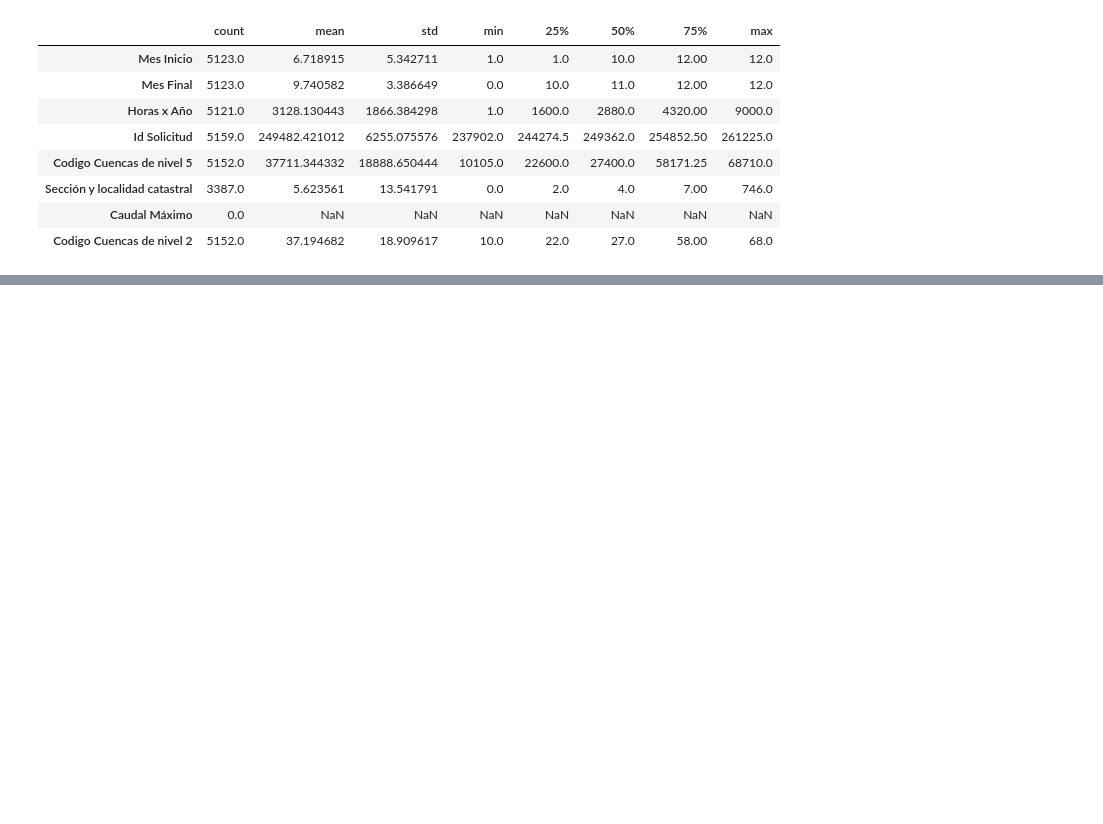
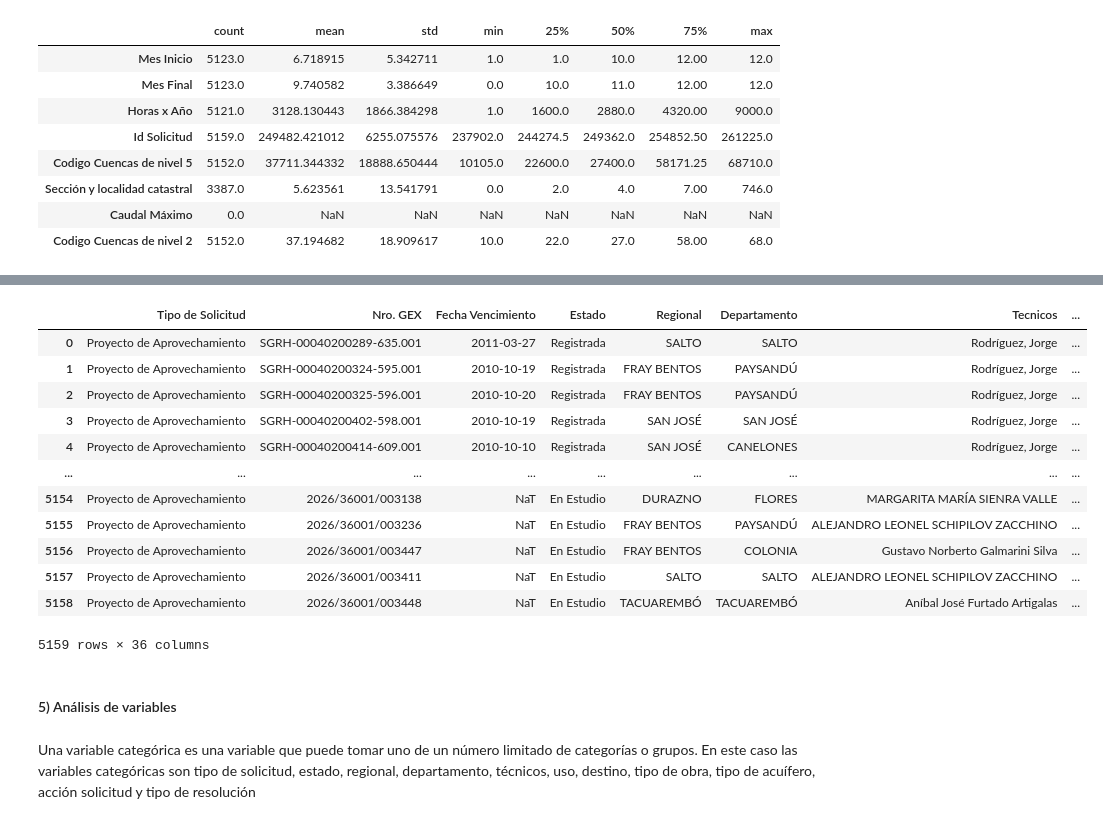
Before and after one commit to fcuneo/proyecto-python-diplomado, a Jupyter notebook: notebooks/practice.ipynb, the cells around one changed output, grey strips where cells are left out. Saved outputs shown, nothing was run; the diff lists cells and outputs as text; code cells hidden in the pictures; blank space fills up the shorter version.

```diff
--- a/notebooks/practice.ipynb
+++ b/notebooks/practice.ipynb
@@ -65,0 +387,16 @@ df.describe().T
+# %%
+columnas_numericas = [
+    'Caudal',
+    'Volumen',
+    'Latitud',
+    'Longitud',
+    'profundidad',
+    'Diámetro',
+    'Caudal Ensayado',
+    'Nivel Estático',
+    'Nivel Dinámico'
+]
+
+for col in columnas_numericas:
+    print(f"\n--- {col} ---")
+    print(df[col].dropna().unique()[:10])
@@ -65,0 +421,8 @@ df.describe().T
+# %%
+for col in columnas_numericas:
+    invalidos = df[
+        ~df[col].fillna("").str.match(r"^-?\d+[,.]?\d*$")
+    ][col].dropna().unique()
+
+    print(f"\n{col}")
+    print(invalidos[:10])
@@ -65,0 +459,8 @@ df.describe().T
+# %%
+df["Latitud"] = df["Latitud"].replace("#¡NUM!", np.nan)
+# %%
+for col in columnas_numericas:
+    df[col] = pd.to_numeric(
+        df[col].str.replace(",", ".", regex=False),
+        errors="coerce"
+    )
@@ -65,0 +500,21 @@ df.describe().T
+# %%
+df
+# %% [output]
+|  | Tipo de Solicitud | Nro. GEX | Fecha Vencimiento | Estado | Regional | Departamento | Tecnicos | ... |
+| 0 | Proyecto de Aprovechamiento | SGRH-00040200289-635.001 | 2011-03-27 | Registrada | SALTO | SALTO | Rodríguez, Jorge | ... |
+| 1 | Proyecto de Aprovechamiento | SGRH-00040200324-595.001 | 2010-10-19 | Registrada | FRAY BENTOS | PAYSANDÚ | Rodríguez, Jorge | ... |
+| 2 | Proyecto de Aprovechamiento | SGRH-00040200325-596.001 | 2010-10-20 | Registrada | FRAY BENTOS | PAYSANDÚ | Rodríguez, Jorge | ... |
+| 3 | Proyecto de Aprovechamiento | SGRH-00040200402-598.001 | 2010-10-19 | Registrada | SAN JOSÉ | SAN JOSÉ | Rodríguez, Jorge | ... |
+| 4 | Proyecto de Aprovechamiento | SGRH-00040200414-609.001 | 2010-10-10 | Registrada | SAN JOSÉ | CANELONES | Rodríguez, Jorge | ... |
+| ... | ... | ... | ... | ... | ... | ... | ... | ... |
+| 5154 | Proyecto de Aprovechamiento | 2026/36001/003138 | NaT | En Estudio | DURAZNO | FLORES | MARGARITA MARÍA SIENRA VALLE | ... |
+| 5155 | Proyecto de Aprovechamiento | 2026/36001/003236 | NaT | En Estudio | FRAY BENTOS | PAYSANDÚ | ALEJANDRO LEONEL SCHIPILOV ZACCHINO | ... |
+| 5156 | Proyecto de Aprovechamiento | 2026/36001/003447 | NaT | En Estudio | FRAY BENTOS | COLONIA | Gustavo Norberto Galmarini Silva | ... |
+| 5157 | Proyecto de Aprovechamiento | 2026/36001/003411 | NaT | En Estudio | SALTO | SALTO | ALEJANDRO LEONEL SCHIPILOV ZACCHINO | ... |
+| 5158 | Proyecto de Aprovechamiento | 2026/36001/003448 | NaT | En Estudio | TACUAREMBÓ | TACUAREMBÓ | Aníbal José Furtado Artigalas | ... |
+5159 rows × 36 columns
+# %% [markdown]
+
+#### 5) Análisis de variables
+# %% [markdown]
+Una variable categórica es una variable que puede tomar uno de un número limitado de categorías o grupos. En este caso las variables categóricas son tipo de solicitud, estado, regional, departamento, técnicos, uso, destino, tipo de obra, tipo de acuífero, acción solicitud y tipo de resolución
```
Also changed, not shown: parts of 55 cells of this notebook.
